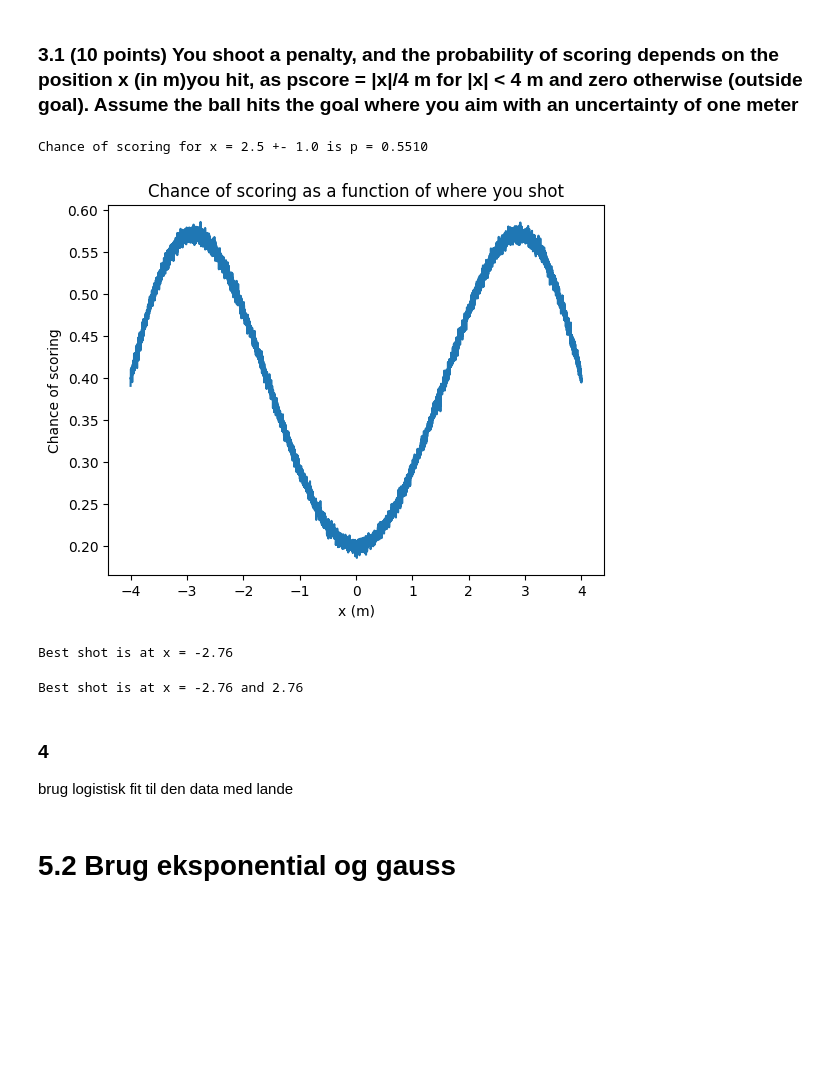
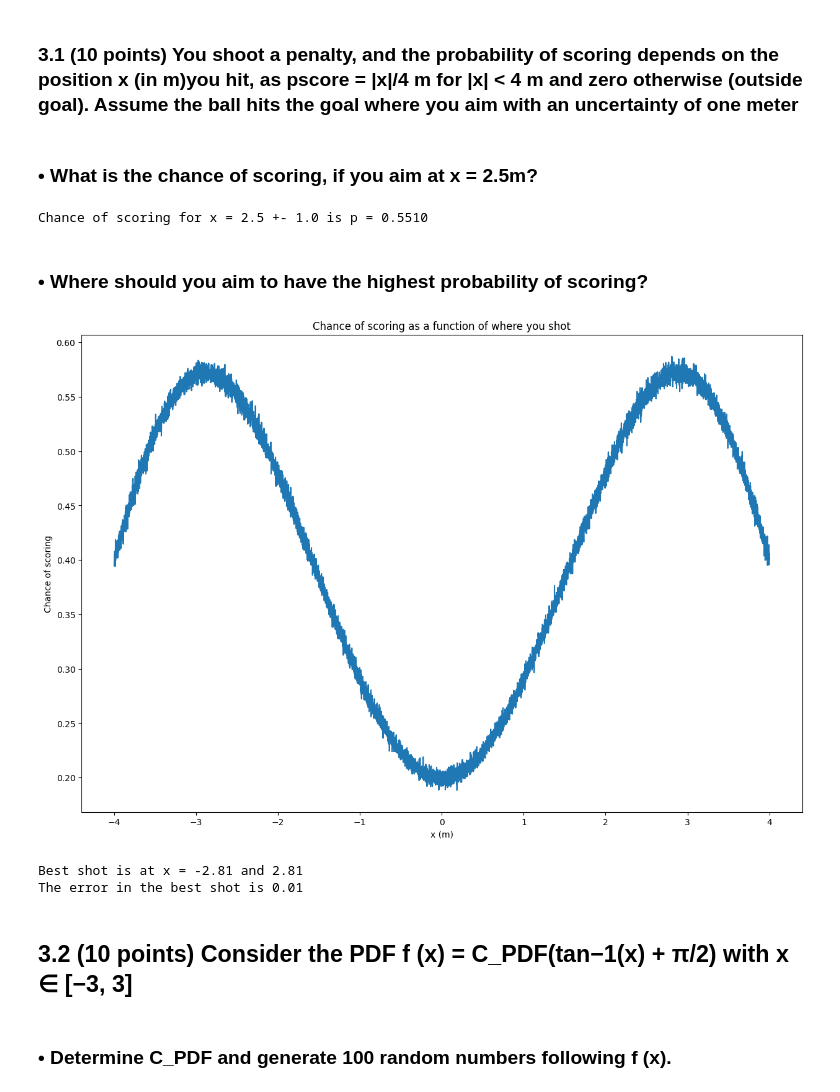
Before and after one commit to EliasBS/AppStat2024, a Jupyter notebook: DataAndCodeForProblemSet/ProblemSetElias.ipynb, the cells around one changed output. Saved outputs shown, nothing was run; the diff lists cells and outputs as text; code cells hidden in the pictures; blank space fills up the shorter version.

```diff
--- a/DataAndCodeForProblemSet/ProblemSetElias.ipynb
+++ b/DataAndCodeForProblemSet/ProblemSetElias.ipynb
@@ -87,6 +328,8 @@ Improvement in precision: 1.02 times
 # ***III – Simulation / Monte Carlo:***
 # %% [markdown]
 ### 3.1  (10 points) You shoot a penalty, and the probability of scoring depends on the position x (in m)you hit, as pscore = |x|/4 m for |x| < 4 m and zero otherwise (outside goal). Assume the ball hits the goal where you aim with an uncertainty of one meter
+# %% [markdown]
+### • What is the chance of scoring, if you aim at x = 2.5m?
 # %%
 from scipy.stats import norm
 
@@ -123,27 +366,27 @@ chance_of_scoring = simulate_scoring(aim_x, uncertainty, n_shots)
 print(f"Chance of scoring for x = {aim_x} +- {uncertainty} is p = {chance_of_scoring:.4f}")
 # %% [output]
 Chance of scoring for x = 2.5 +- 1.0 is p = 0.5510
-# %%
-#Highest probability of scoring:
-x_shots = np.linspace(-4, 4, 10000)
-p_scores = np.array([simulate_scoring(x, 1, len(x_shots)) for x in x_shots])
-
-plt.plot(x_shots, p_scores)
-plt.xlabel("x (m)")
-plt.ylabel("Chance of scoring")
-plt.title("Chance of scoring as a function of where you shot")
-plt.show()
-# %% [output]
-[figure, removed]
-Best shot is at x = -2.76
-# %%
-x_best_shot = x_shots[np.argmax(p_scores)]
-print(f"Best shot is at x = {x_best_shot:.2f} and {abs(x_best_shot):.2f}")
-# %% [output]
-Best shot is at x = -2.76 and 2.76
-# %% [markdown]
-### 4
-
-brug logistisk fit til den data med lande
-# %% [markdown]
-# 5.2 Brug eksponential og gauss
+# %% [markdown]
+### • Where should you aim to have the highest probability of scoring?
+# %%
+#Highest probability of scoring:
+x_shots = np.linspace(-4, 4, 10000)
+p_scores = np.array([simulate_scoring(x, 1, len(x_shots)) for x in x_shots])
+
+plt.figure(figsize=(15, 10))
+plt.plot(x_shots, p_scores)
+plt.xlabel("x (m)")
+plt.ylabel("Chance of scoring")
+plt.title("Chance of scoring as a function of where you shot")
+plt.show()
+# %% [output]
+[figure, added]
+# %%
+x_best_shot = x_shots[np.argmax(p_scores)]
+print(f"Best shot is at x = {-x_best_shot:.2f} and {x_best_shot:.2f}")
+print(f'The error in the best shot is {1/np.sqrt(len(x_shots)):.2f}')
+# %% [output]
+Best shot is at x = -2.81 and 2.81
+The error in the best shot is 0.01
+# %% [markdown]
+## 3.2 (10 points) Consider the PDF f (x) = C_PDF(tan−1(x) + π/2) with x ∈ [−3, 3]
@@ -149,0 +396,2 @@ brug logistisk fit til den data med lande
+# %% [markdown]
+### • Determine C_PDF and generate 100 random numbers following f (x).
```
Also changed, not shown: parts of 113 cells of this notebook, 13 other files.
